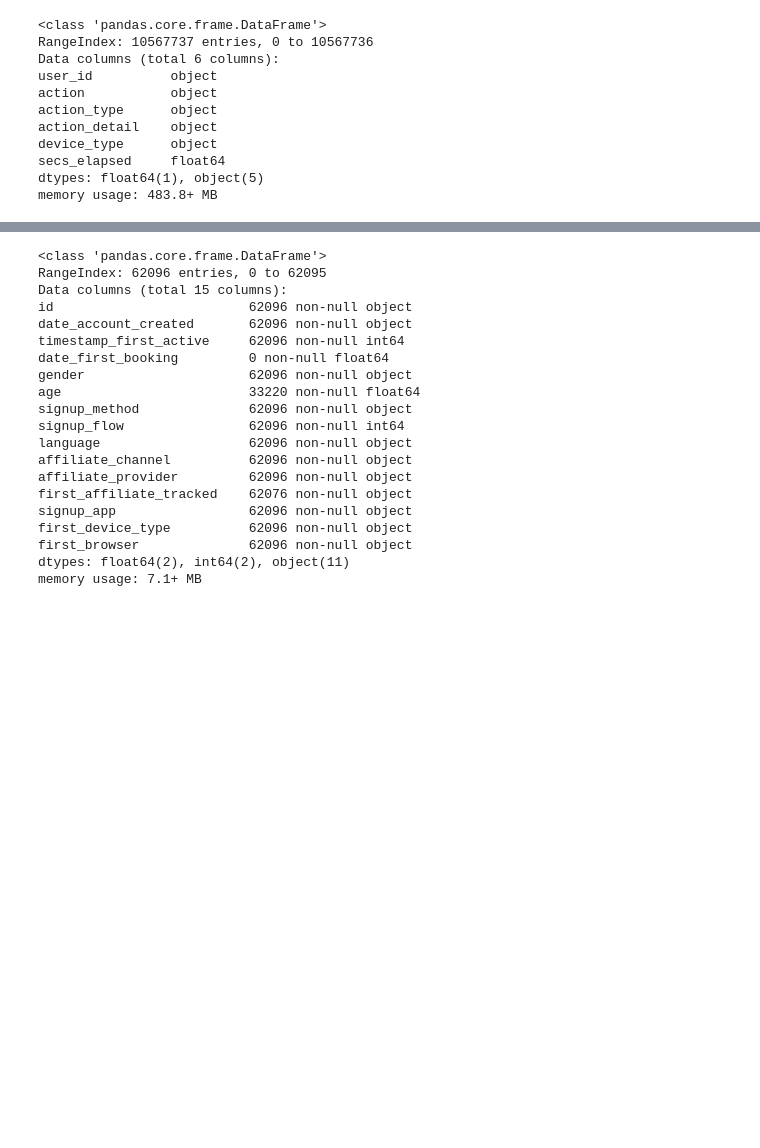
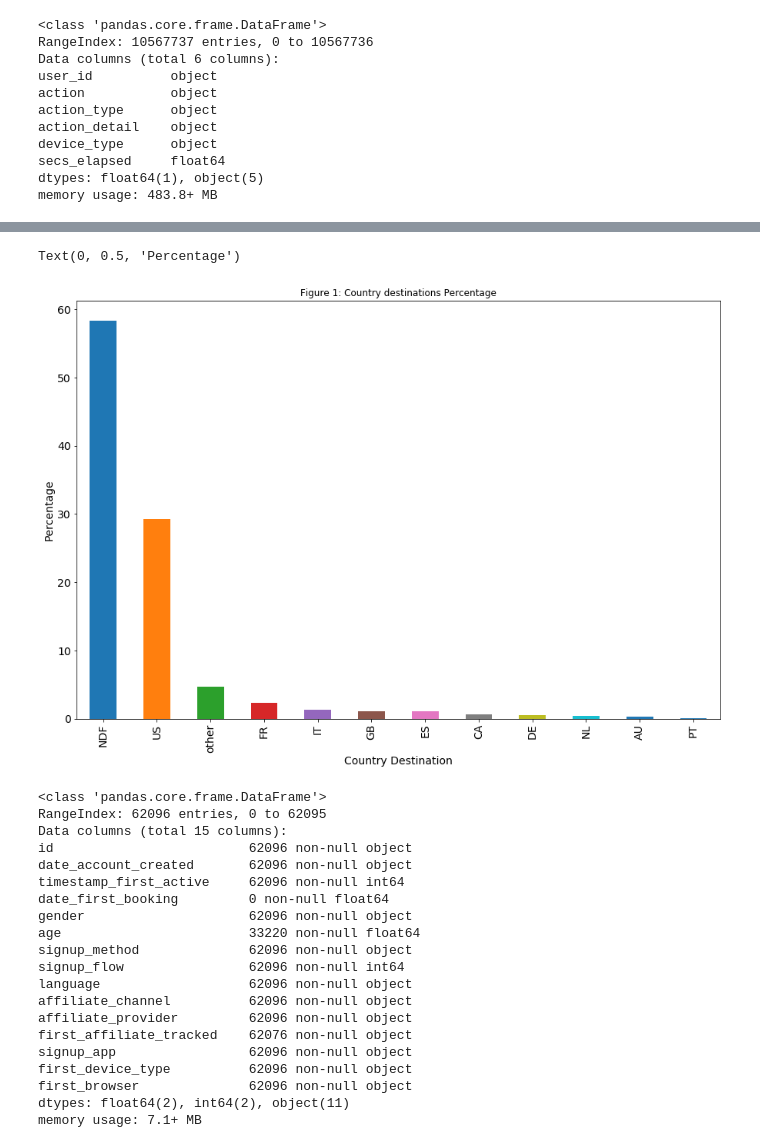
Before and after one commit to Ayatallah/AirbnbBookings, a Jupyter notebook: notebooks/EDA.ipynb, the cells around one changed output, grey strips where cells are left out. Saved outputs shown, nothing was run; the diff lists cells and outputs as text; code cells hidden in the pictures; blank space fills up the shorter version.

```diff
--- a/notebooks/EDA.ipynb
+++ b/notebooks/EDA.ipynb
@@ -41,3 +62,11 @@ memory usage: 483.8+ MB
+# %%
+#print(train_users_df.country_destination.unique())
+p=(train_users_df.country_destination.value_counts(normalize=True) * 100).plot(kind='bar',figsize=(15,10),fontsize=14, title='Figure 1: Country destinations Percentage')
+p.set_xlabel("Country Destination",fontsize=14)
+p.set_ylabel("Percentage", fontsize=14)
+# %% [output]
+Text(0, 0.5, 'Percentage')
+[figure, added]
 # %%
 test_users_df.info()
 # %% [output]
```
Also changed, not shown: parts of 4 cells of this notebook, 3 other files.
